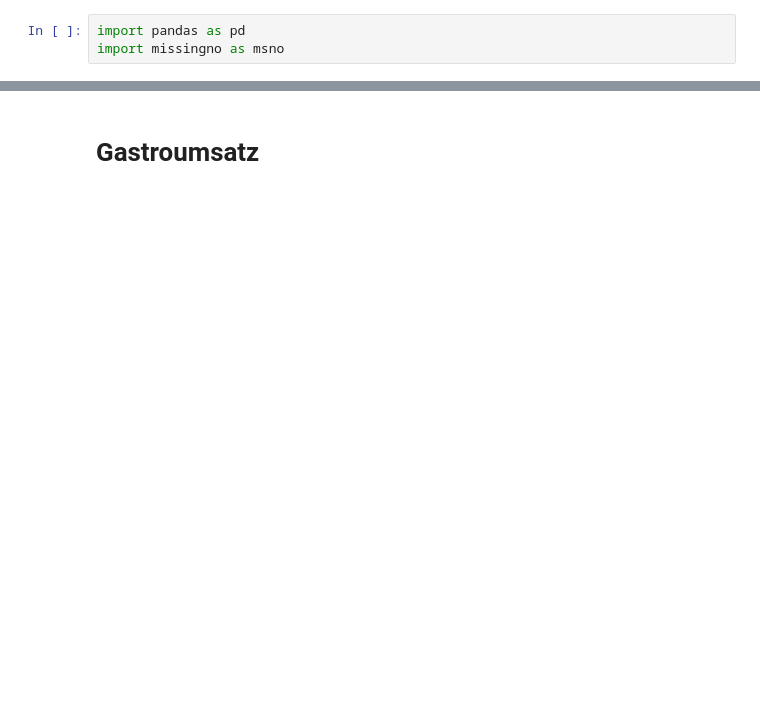
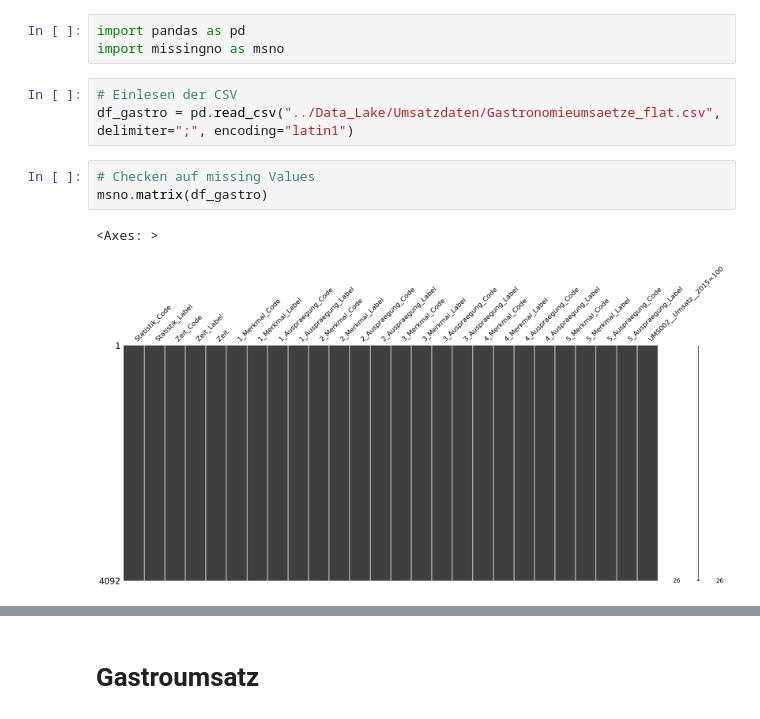
Before and after one commit to Fxvdi/dabi2-project, a Jupyter notebook: ETL/Gastro-Filter.ipynb, the cells around one changed output, grey strips where cells are left out. Cells and saved outputs as stored; diff of their text form; blank space fills up the shorter version.

```diff
--- a/ETL/Gastro-Filter.ipynb
+++ b/ETL/Gastro-Filter.ipynb
@@ -1,3 +1,12 @@
 # %%
 import pandas as pd
 import missingno as msno
+# %%
+# Einlesen der CSV
+df_gastro = pd.read_csv("../Data_Lake/Umsatzdaten/Gastronomieumsaetze_flat.csv", delimiter=";", encoding="latin1")
+# %%
+# Checken auf missing Values
+msno.matrix(df_gastro)
+# %% [output]
+<Axes: >
+[figure, added]
```
Also changed, not shown: parts of 36 cells of this notebook, 20 other files.
